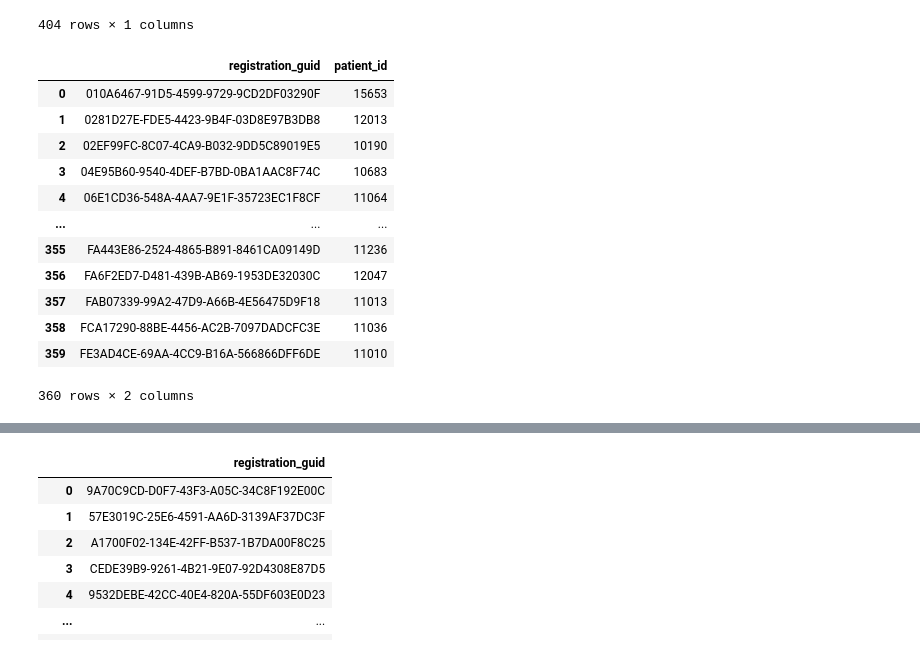
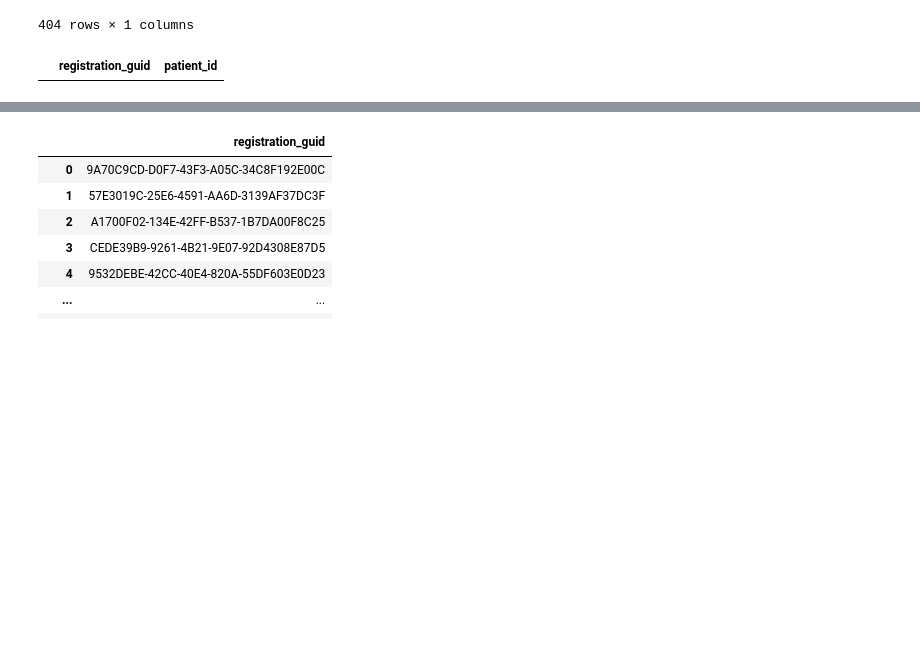
Before and after one commit to rpenn97/EMIS_task, a Jupyter notebook: solution/solution_py.ipynb, the cells around one changed output, grey strips where cells are left out. Cells and saved outputs as stored; diff of their text form; code cells hidden in the pictures; blank space fills up the shorter version.

```diff
--- a/solution/solution_py.ipynb
+++ b/solution/solution_py.ipynb
@@ -235,25 +235,14 @@ psql.sqldf("""
 # %%
 psql.sqldf("""
            SELECT p.registration_guid,p.patient_id FROM observation_table o
            JOIN medication_table m ON (p.registration_guid=m.registration_guid)
            JOIN clinical_codes c ON (o.snomed_concept_id = c.snomed_concept_id)
            JOIN patient p ON (o.registration_guid=p.registration_guid)
            GROUP BY p.registration_guid
            HAVING
-           COUNT(CASE WHEN c.refset_simple_id = 999012891000230104 THEN 1 END)
+           COUNT(CASE WHEN c.refset_simple_id = 999012891000230104 AND o.dummy_patient_flag = 'false' AND o.regular_and_current_active_flag = 'true' THEN 1 END)
+           AND COUNT(CASE WHEN o.snomed_concept_id = 129490002 OR o.snomed_concept_id = 129490002 OR o.snomed_concept_id = 702408004 OR o.snomed_concept_id = 702801003 OR o.snomed_concept_id = 704459002 THEN 1 END)
            """)
 # INNER JOIN medication_table m ON (p.registration_guid=m.registration_guid)
 # %% [output]
 |  | registration_guid | patient_id |
-| 0 | 010A6467-91D5-4599-9729-9CD2DF03290F | 15653 |
-| 1 | 0281D27E-FDE5-4423-9B4F-03D8E97B3DB8 | 12013 |
-| 2 | 02EF99FC-8C07-4CA9-B032-9DD5C89019E5 | 10190 |
-| 3 | 04E95B60-9540-4DEF-B7BD-0BA1AAC8F74C | 10683 |
-| 4 | 06E1CD36-548A-4AA7-9E1F-35723EC1F8CF | 11064 |
-| ... | ... | ... |
-| 355 | FA443E86-2524-4865-B891-8461CA09149D | 11236 |
-| 356 | FA6F2ED7-D481-439B-AB69-1953DE32030C | 12047 |
-| 357 | FAB07339-99A2-47D9-A66B-4E56475D9F18 | 11013 |
-| 358 | FCA17290-88BE-4456-AC2B-7097DADCFC3E | 11036 |
-| 359 | FE3AD4CE-69AA-4CC9-B16A-566866DFF6DE | 11010 |
-360 rows × 2 columns
```
Also changed, not shown: parts of 9 cells of this notebook.
